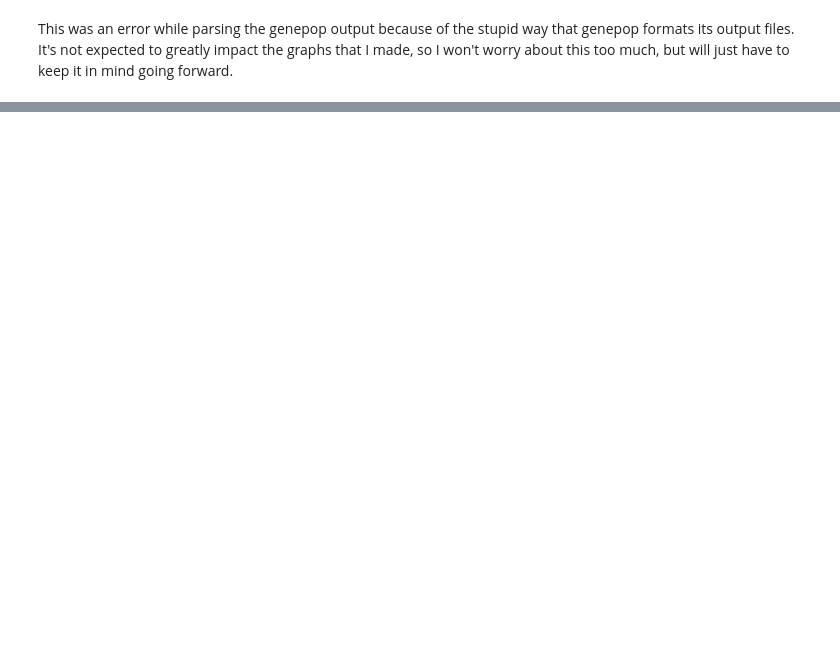
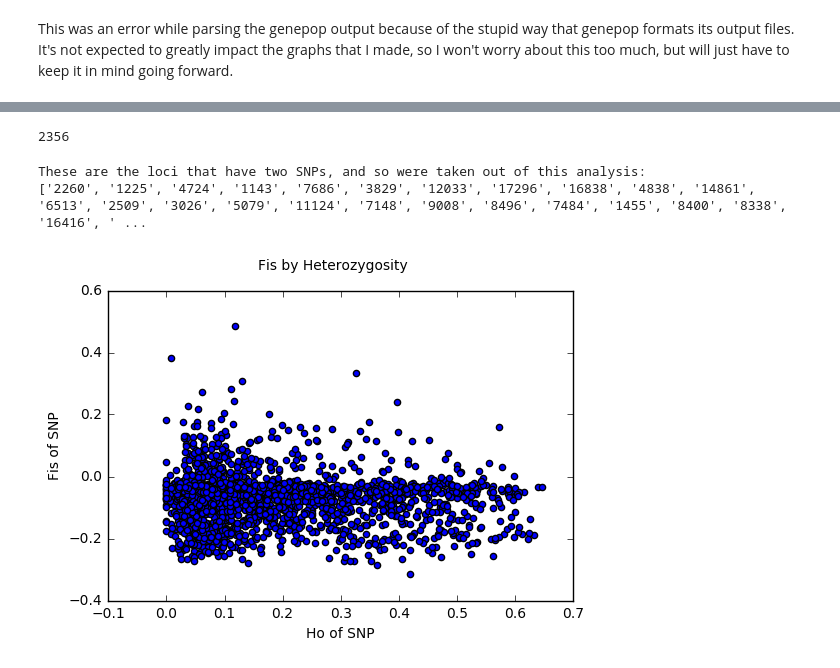
Before and after one commit to mfisher5/PCod-US-repo, a Jupyter notebook: notebooks/Stacks batch 2 - data visualization.ipynb, the cells around one changed output, grey strips where cells are left out. Drawn from its saved outputs; the diff is of its cells as text; code cells hidden in the pictures; blank space fills up the shorter version.

```diff
--- a/notebooks/Stacks batch 2 - data visualization.ipynb
+++ b/notebooks/Stacks batch 2 - data visualization.ipynb
@@ -709,0 +744,4 @@ plt.close()
+# %%
+len(avg_he_list)
+# %% [output]
+2356
@@ -709,0 +780,31 @@ plt.close()
+# %%
+# check to make sure that all SNPs from the FST genepop file are in the
+#SNP list from the biallelic catalog.
+
+loci_2snps = []
+fis_loci_list = fis_dict.keys()
+snp_loci_list = snp_pos_dict.keys()
+for locus in fis_loci_list:
+    if locus not in snp_loci_list:
+        loci_2snps.append(locus)
+print "These are the loci that have two SNPs, and so were taken out of this analysis:"
+print loci_2snps
+# %% [output]
+These are the loci that have two SNPs, and so were taken out of this analysis:
+['2260', '1225', '4724', '1143', '7686', '3829', '12033', '17296', '16838', '4838', '14861', '6513', '2509', '3026', '5079', '11124', '7148', '9008', '8496', '7484', '1455', '8400', '8338', '16416', ' ...
+# %%
+
+# create list of loci
+# from the Fis file b/c of extra filtering done AFTER marine's file generated.
+
+loci_list = fis_dict.keys()
+snp_loci_list = snp_pos_dict.keys()
+snp_pos_list = []
+fis_list = []
+
+for locus in loci_list:
+    if locus in snp_loci_list:
+        snp_pos = int(snp_pos_dict[locus])
+        snp_pos_list.append(snp_pos)
+        fis = float(fis_dict[locus])
+        fis_list.append(fis)
@@ -709,0 +815,9 @@ plt.close()
+# %%
+#create scatterplot
+plt.scatter(avg_he_list, fis_list)
+plt.suptitle("Fis by Heterozygosity")
+plt.xlabel("Ho of SNP")
+plt.ylabel("Fis of SNP")
+plt.show()
+# %% [output]
+[figure, added]
```
Also changed, not shown: parts of 25 cells of this notebook, 1 other file.
